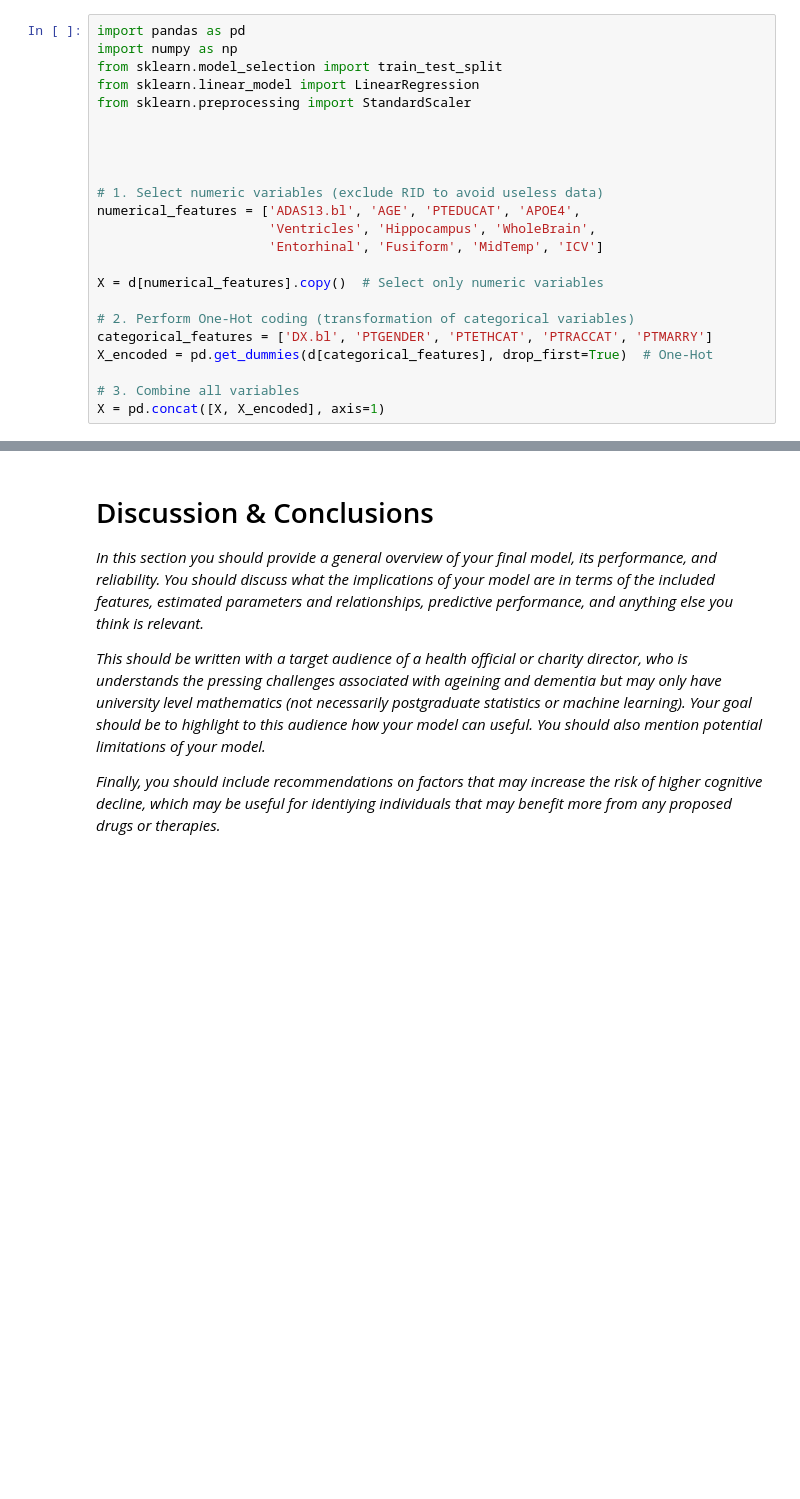
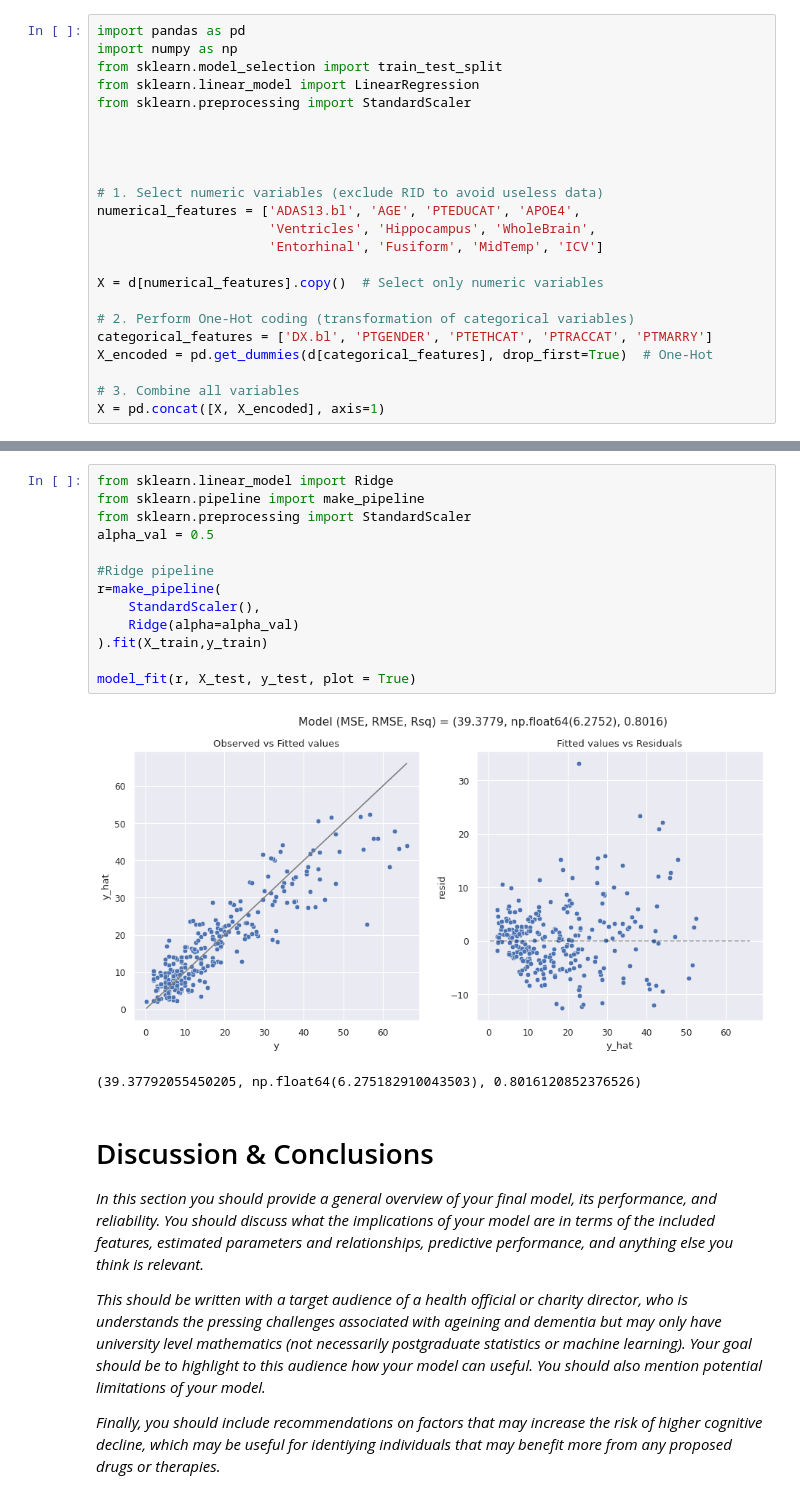
Before and after one commit to Aleksandra-kalucka/Machine-Learning-project-1, a Jupyter notebook: project1.group (2).ipynb, the cells around one changed output, grey strips where cells are left out. Drawn from its saved outputs; the diff is of its cells as text; blank space fills up the shorter version.

```diff
--- a/project1.group (2).ipynb
+++ b/project1.group (2).ipynb
@@ -402,3 +471,19 @@ The model’s output shows that baseline ADAS13 score (ADAS13.bl) and the APOE4
+# %%
+from sklearn.linear_model import Ridge
+from sklearn.pipeline import make_pipeline
+from sklearn.preprocessing import StandardScaler
+alpha_val = 0.5
+
+#Ridge pipeline
+r=make_pipeline(
+    StandardScaler(),
+    Ridge(alpha=alpha_val)
+).fit(X_train,y_train)
+
+model_fit(r, X_test, y_test, plot = True)
+# %% [output]
+[figure, added]
+(39.37792055450205, np.float64(6.275182910043503), 0.8016120852376526)
 # %% [markdown]
 # Discussion & Conclusions
 
```
Also changed, not shown: parts of 8 cells of this notebook, 1 other file.
